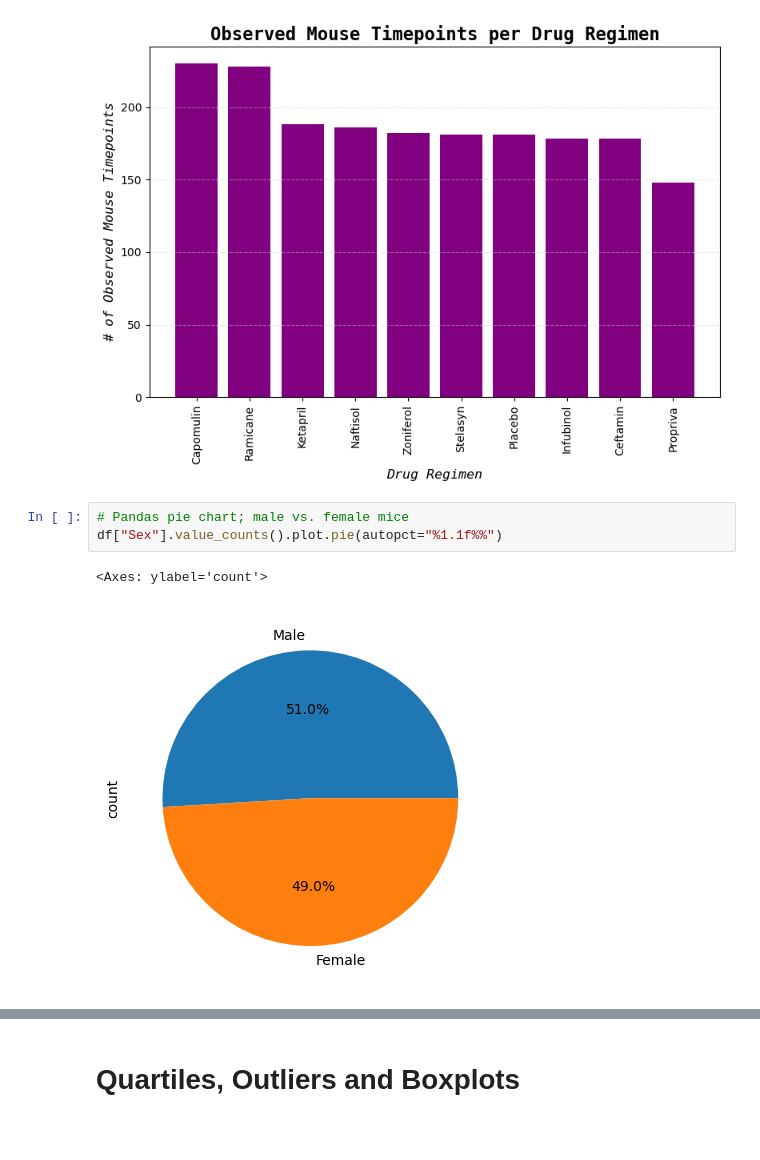
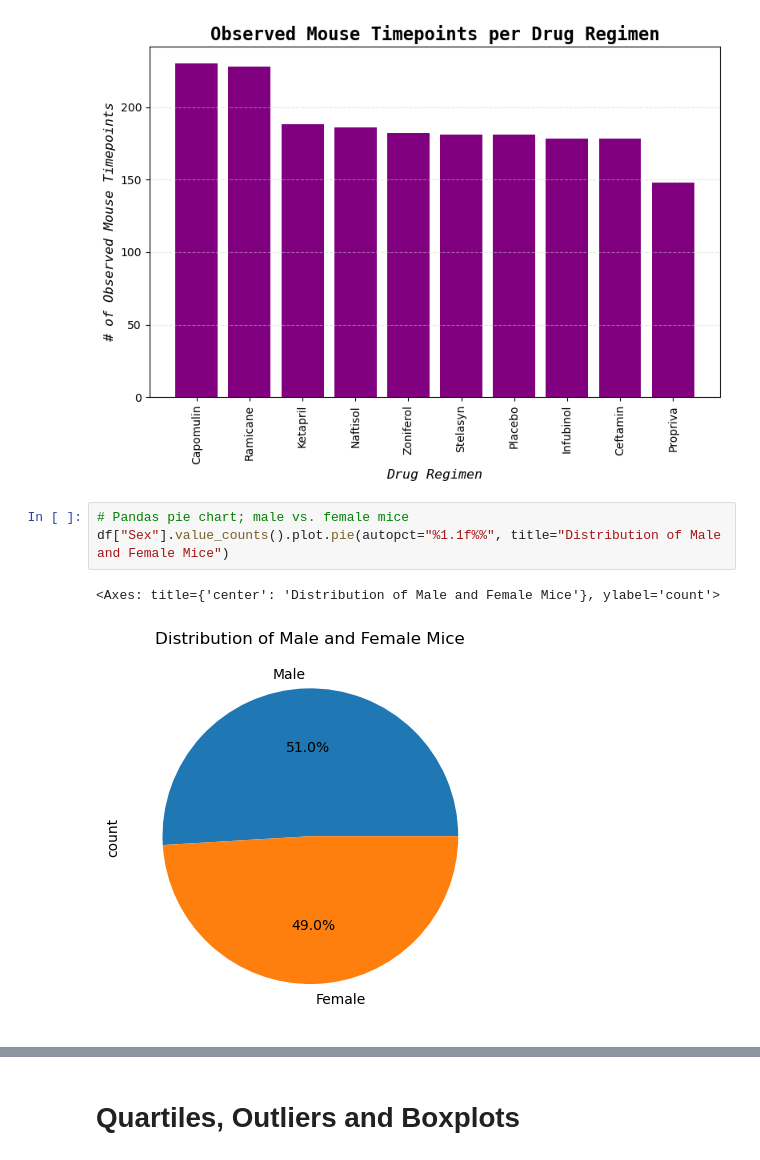
Before and after one commit to martabaker/ds_module_5_data_viz, a Jupyter notebook: Starter Code/Pymaceuticals/Pymaceuticals Inc..ipynb, the cells around one changed output, grey strips where cells are left out. Saved outputs shown, nothing was run; the diff lists cells and outputs as text; blank space fills up the shorter version.

```diff
--- a/Starter Code/Pymaceuticals/Pymaceuticals Inc..ipynb
+++ b/Starter Code/Pymaceuticals/Pymaceuticals Inc..ipynb
@@ -137,10 +136,10 @@ plt.show()
 [figure]
 # %%
 # Pandas pie chart; male vs. female mice
-df["Sex"].value_counts().plot.pie(autopct="%1.1f%%")
+df["Sex"].value_counts().plot.pie(autopct="%1.1f%%", title="Distribution of Male and Female Mice")
 # %% [output]
-<Axes: ylabel='count'>
+<Axes: title={'center': 'Distribution of Male and Female Mice'}, ylabel='count'>
-[figure, old version]
+[figure, new version]
 # %%
 # Pyplot bar chart
 # Donut
```
Also changed, not shown: parts of 7 cells of this notebook.
